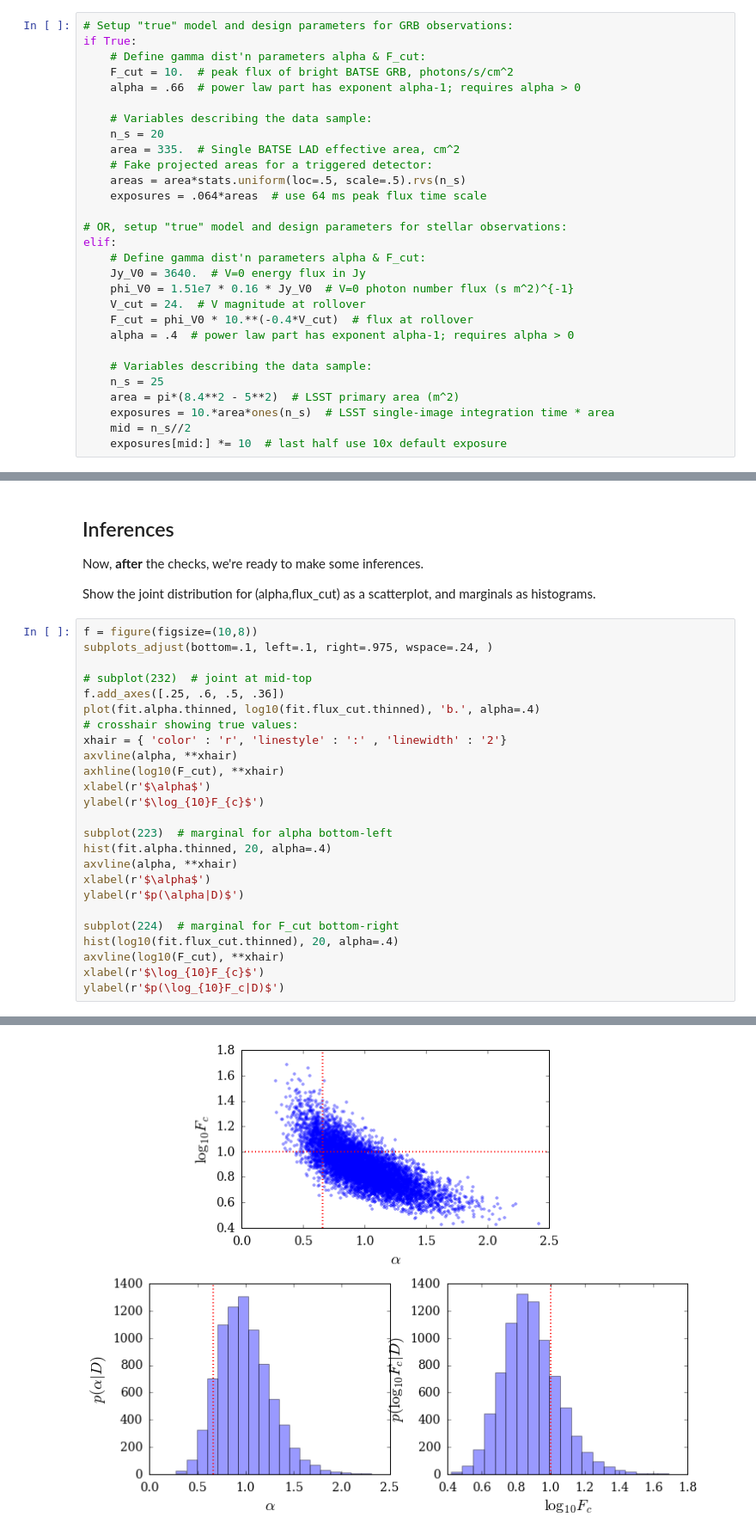
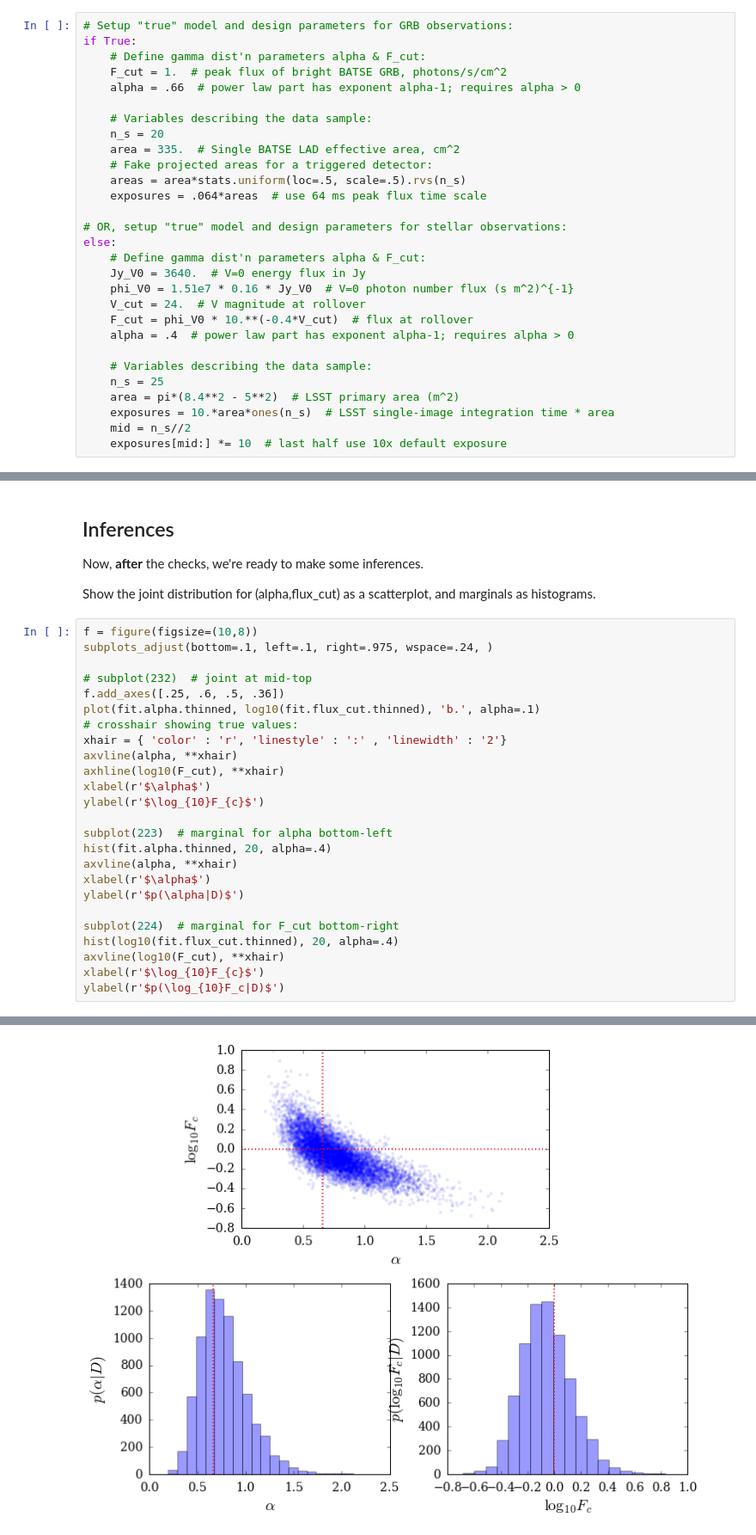
Before and after one commit to tloredo/AAS227-MLM_Example, a Jupyter notebook: AAS227 PyStan-StanFitter MLM example.ipynb, the cells around one changed output, grey strips where cells are left out. Shown at 86% size. Saved outputs shown, nothing was run; the diff lists cells and outputs as text.

```diff
--- a/AAS227 PyStan-StanFitter MLM example.ipynb
+++ b/AAS227 PyStan-StanFitter MLM example.ipynb
@@ -97,7 +97,7 @@ We define some variables here that describe how the data will be simulated and m
 # Setup "true" model and design parameters for GRB observations:
 if True:
     # Define gamma dist'n parameters alpha & F_cut:
-    F_cut = 10.  # peak flux of bright BATSE GRB, photons/s/cm^2
+    F_cut = 1.  # peak flux of bright BATSE GRB, photons/s/cm^2
     alpha = .66  # power law part has exponent alpha-1; requires alpha > 0
 
     # Variables describing the data sample:
@@ -108,7 +108,7 @@ if True:
     exposures = .064*areas  # use 64 ms peak flux time scale
 
 # OR, setup "true" model and design parameters for stellar observations:
-elif:
+else:
     # Define gamma dist'n parameters alpha & F_cut:
     Jy_V0 = 3640.  # V=0 energy flux in Jy
     phi_V0 = 1.51e7 * 0.16 * Jy_V0  # V=0 photon number flux (s m^2)^{-1}
@@ -305,29 +303,29 @@ marginals as histograms.
 # %%
 f = figure(figsize=(10,8))
 subplots_adjust(bottom=.1, left=.1, right=.975, wspace=.24, )
 
 # subplot(232)  # joint at mid-top
 f.add_axes([.25, .6, .5, .36])
-plot(fit.alpha.thinned, log10(fit.flux_cut.thinned), 'b.', alpha=.4)
+plot(fit.alpha.thinned, log10(fit.flux_cut.thinned), 'b.', alpha=.1)
 # crosshair showing true values:
 xhair = { 'color' : 'r', 'linestyle' : ':' , 'linewidth' : '2'}
 axvline(alpha, **xhair)
 axhline(log10(F_cut), **xhair)
 xlabel(r'$\alpha$')
 ylabel(r'$\log_{10}F_{c}$')
 
 subplot(223)  # marginal for alpha bottom-left
 hist(fit.alpha.thinned, 20, alpha=.4)
 axvline(alpha, **xhair)
 xlabel(r'$\alpha$')
 ylabel(r'$p(\alpha|D)$')
 
 subplot(224)  # marginal for F_cut bottom-right
 hist(log10(fit.flux_cut.thinned), 20, alpha=.4)
 axvline(log10(F_cut), **xhair)
 xlabel(r'$\log_{10}F_{c}$')
 ylabel(r'$p(\log_{10}F_c|D)$')
 # %% [output]
 <matplotlib.text.Text at 0x...>
-[figure, old version]
+[figure, new version]
 # %% [markdown]
```
Also changed, not shown: parts of 9 cells of this notebook, 1 other file.
